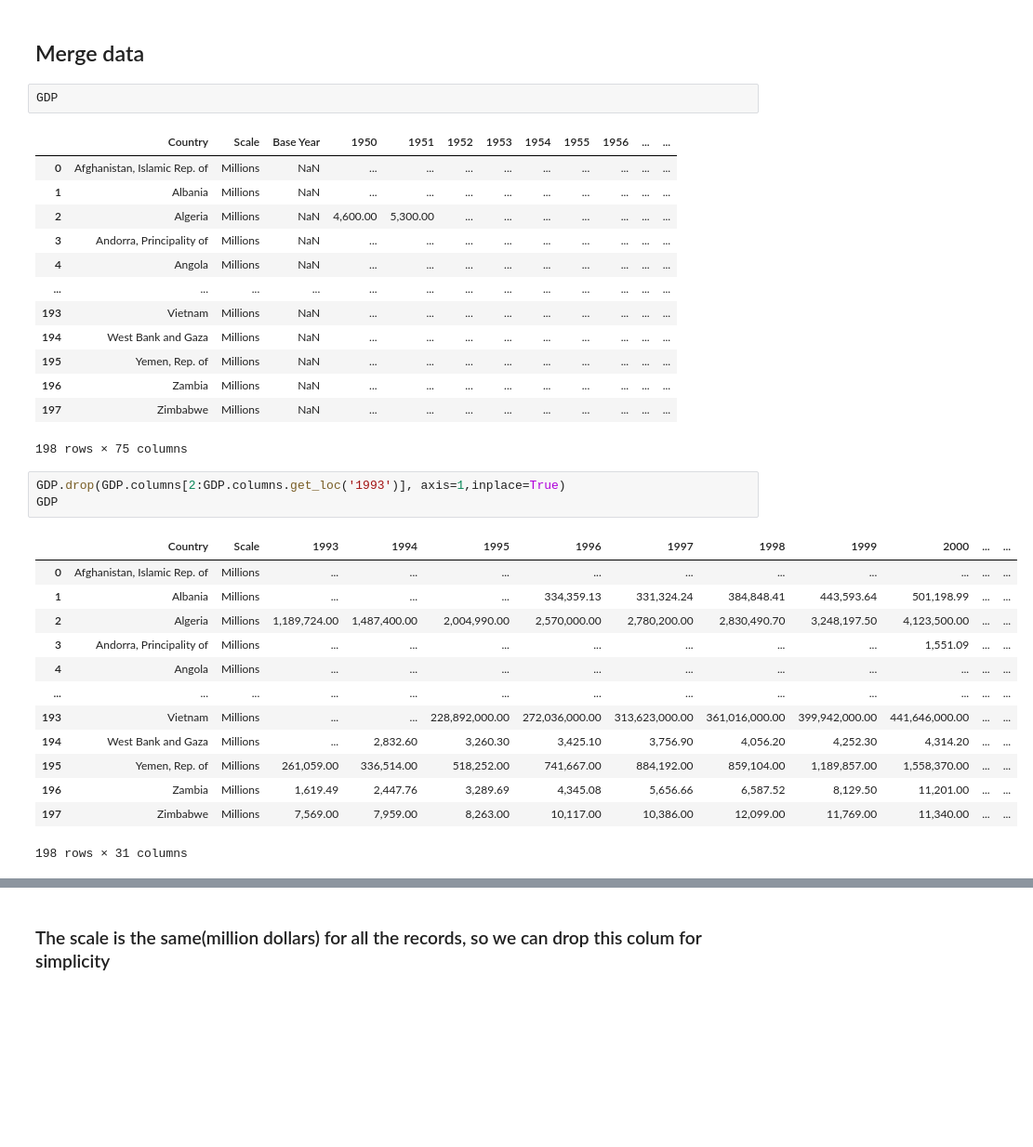
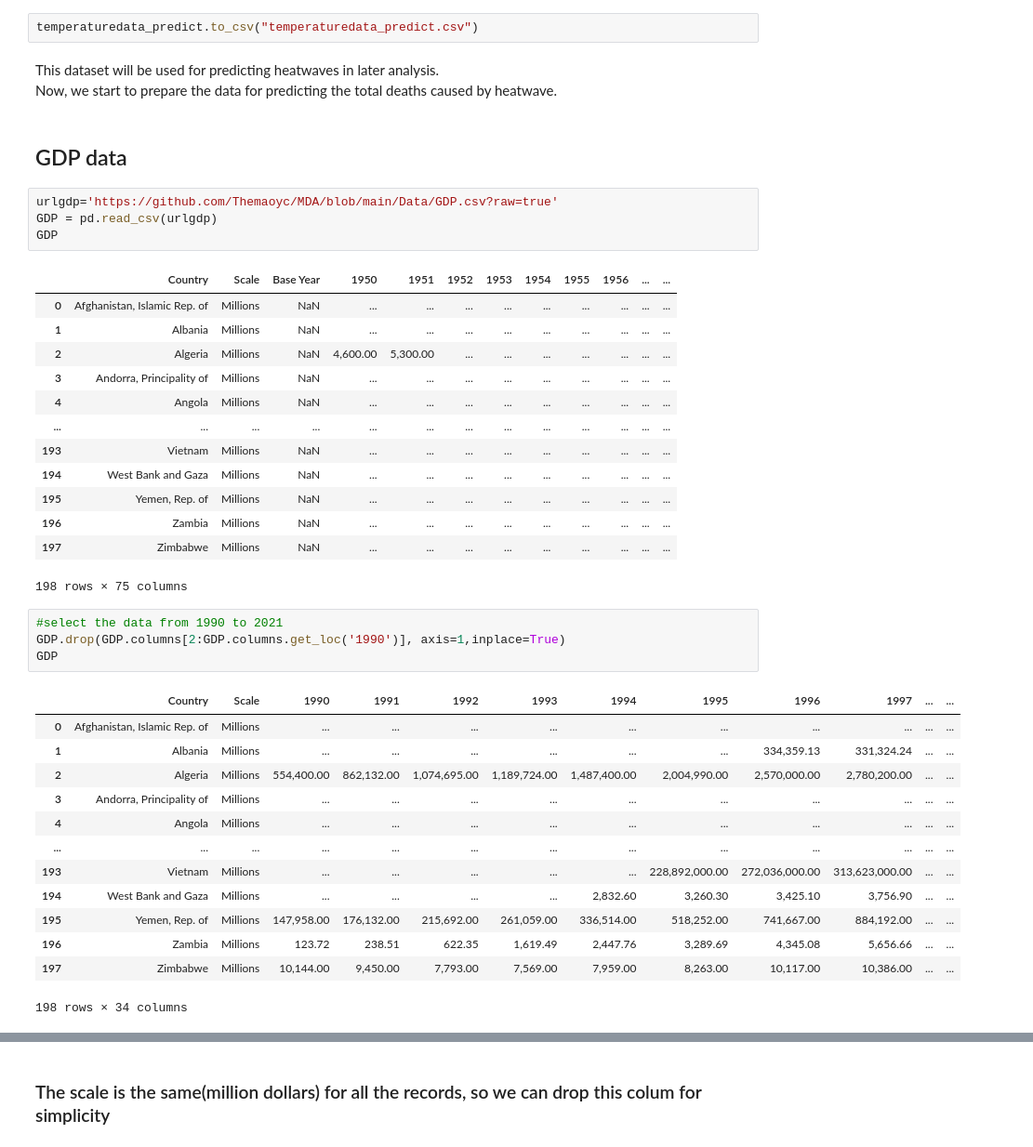
Before and after one commit to Themaoyc/MDA, a Jupyter notebook: Script/Data Preprocessing.ipynb, the cells around one changed output, grey strips where cells are left out. Shown at 93% size. Cells and saved outputs as stored; diff of their text form; blank space fills up the shorter version.

```diff
--- a/Script/Data Preprocessing.ipynb
+++ b/Script/Data Preprocessing.ipynb
@@ -47,6 +231,13 @@ df.groupby(['Start Month']).count()
+# %%
+temperaturedata_predict.to_csv("temperaturedata_predict.csv")
+# %% [markdown]
+This dataset will be used for predicting heatwaves in later analysis.<br>
+Now, we start to prepare the data for predicting the total deaths caused by heatwave.
 # %% [markdown]
-## Merge data
+## GDP data
 # %%
+urlgdp='https://github.com/Themaoyc/MDA/blob/main/Data/GDP.csv?raw=true'
+GDP = pd.read_csv(urlgdp)
 GDP
 # %% [output]
 |  | Country | Scale | Base Year | 1950 | 1951 | 1952 | 1953 | 1954 | 1955 | 1956 | ... | ... |
@@ -63,22 +254,23 @@ GDP
 | 197 | Zimbabwe | Millions | NaN | ... | ... | ... | ... | ... | ... | ... | ... | ... |
 198 rows × 75 columns
 # %%
-GDP.drop(GDP.columns[2:GDP.columns.get_loc('1993')], axis=1,inplace=True)
+#select the data from 1990 to 2021
+GDP.drop(GDP.columns[2:GDP.columns.get_loc('1990')], axis=1,inplace=True)
 GDP
 # %% [output]
-|  | Country | Scale | 1993 | 1994 | 1995 | 1996 | 1997 | 1998 | 1999 | 2000 | ... | ... |
+|  | Country | Scale | 1990 | 1991 | 1992 | 1993 | 1994 | 1995 | 1996 | 1997 | ... | ... |
 | 0 | Afghanistan, Islamic Rep. of | Millions | ... | ... | ... | ... | ... | ... | ... | ... | ... | ... |
-| 1 | Albania | Millions | ... | ... | ... | 334,359.13 | 331,324.24 | 384,848.41 | 443,593.64 | 501,198.99 | ... | ... |
-| 2 | Algeria | Millions | 1,189,724.00 | 1,487,400.00 | 2,004,990.00 | 2,570,000.00 | 2,780,200.00 | 2,830,490.70 | 3,248,197.50 | 4,123,500.00 | ... | ... |
-| 3 | Andorra, Principality of | Millions | ... | ... | ... | ... | ... | ... | ... | 1,551.09 | ... | ... |
+| 1 | Albania | Millions | ... | ... | ... | ... | ... | ... | 334,359.13 | 331,324.24 | ... | ... |
+| 2 | Algeria | Millions | 554,400.00 | 862,132.00 | 1,074,695.00 | 1,189,724.00 | 1,487,400.00 | 2,004,990.00 | 2,570,000.00 | 2,780,200.00 | ... | ... |
+| 3 | Andorra, Principality of | Millions | ... | ... | ... | ... | ... | ... | ... | ... | ... | ... |
 | 4 | Angola | Millions | ... | ... | ... | ... | ... | ... | ... | ... | ... | ... |
 | ... | ... | ... | ... | ... | ... | ... | ... | ... | ... | ... | ... | ... |
-| 193 | Vietnam | Millions | ... | ... | 228,892,000.00 | 272,036,000.00 | 313,623,000.00 | 361,016,000.00 | 399,942,000.00 | 441,646,000.00 | ... | ... |
-| 194 | West Bank and Gaza | Millions | ... | 2,832.60 | 3,260.30 | 3,425.10 | 3,756.90 | 4,056.20 | 4,252.30 | 4,314.20 | ... | ... |
-| 195 | Yemen, Rep. of | Millions | 261,059.00 | 336,514.00 | 518,252.00 | 741,667.00 | 884,192.00 | 859,104.00 | 1,189,857.00 | 1,558,370.00 | ... | ... |
-| 196 | Zambia | Millions | 1,619.49 | 2,447.76 | 3,289.69 | 4,345.08 | 5,656.66 | 6,587.52 | 8,129.50 | 11,201.00 | ... | ... |
-| 197 | Zimbabwe | Millions | 7,569.00 | 7,959.00 | 8,263.00 | 10,117.00 | 10,386.00 | 12,099.00 | 11,769.00 | 11,340.00 | ... | ... |
+| 193 | Vietnam | Millions | ... | ... | ... | ... | ... | 228,892,000.00 | 272,036,000.00 | 313,623,000.00 | ... | ... |
+| 194 | West Bank and Gaza | Millions | ... | ... | ... | ... | 2,832.60 | 3,260.30 | 3,425.10 | 3,756.90 | ... | ... |
+| 195 | Yemen, Rep. of | Millions | 147,958.00 | 176,132.00 | 215,692.00 | 261,059.00 | 336,514.00 | 518,252.00 | 741,667.00 | 884,192.00 | ... | ... |
+| 196 | Zambia | Millions | 123.72 | 238.51 | 622.35 | 1,619.49 | 2,447.76 | 3,289.69 | 4,345.08 | 5,656.66 | ... | ... |
+| 197 | Zimbabwe | Millions | 10,144.00 | 9,450.00 | 7,793.00 | 7,569.00 | 7,959.00 | 8,263.00 | 10,117.00 | 10,386.00 | ... | ... |
-198 rows × 31 columns
+198 rows × 34 columns
 # %%
 GDP.groupby(['Scale']).count()
 # %% [output]
```
Also changed, not shown: parts of 40 cells of this notebook, 3 other files.
